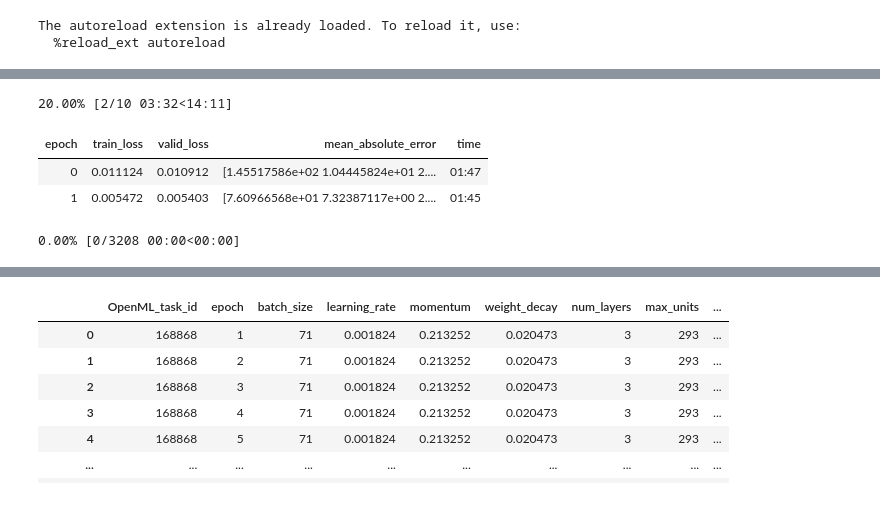
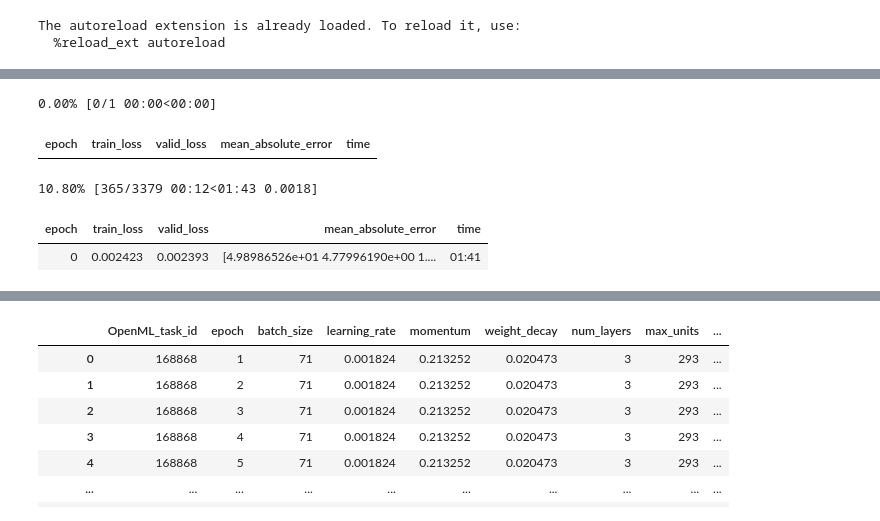
Before and after one commit to slds-lmu/yahpo_gym, a Jupyter notebook: yahpo_gym/notebooks/NB.ipynb, the cells around one changed output, grey strips where cells are left out. Cells and saved outputs as stored; diff of their text form; code cells hidden in the pictures.

Commit message:
More try and error

```diff
--- a/yahpo_gym/notebooks/NB.ipynb
+++ b/yahpo_gym/notebooks/NB.ipynb
@@ -16,3 +16,4 @@ f = FFSurrogateModel(dls, layers=[512,512], deeper = [], ps = [0., 0.])
 # %%
 l = SurrogateTabularLearner(dls, f, loss_func=nn.MSELoss(reduction='mean'), metrics=nn.MSELoss)
 l.metrics = AvgTfedMetric(mean_absolute_error)
+l.add_cb(MixHandler)
@@ -24,0 +28,2 @@ SuggestedLRs(valley=0.000237684027524665)
+# %%
+l.fit_flat_cos(2, 1e-3)
@@ -25,8 +45,15 @@ SuggestedLRs(valley=0.000237684027524665)
 # %%
-l.fit_one_cycle(10, 1e-4)
+l.fit_one_cycle(1, 1e-5)
 # %% [output]
-20.00% [2/10 03:32<14:11]
+0.00% [0/1 00:00<00:00]
 | epoch | train_loss | valid_loss | mean_absolute_error | time |
-| 0 | 0.011124 | 0.010912 | [1.45517586e+02 1.04445824e+01 2.... | 01:47 |
-| 1 | 0.005472 | 0.005403 | [7.60966568e+01 7.32387117e+00 2.... | 01:45 |
-0.00% [0/3208 00:00<00:00]
+10.80% [365/3379 00:12<01:43 0.0018]
+# %%
+for p in l.model.deep.parameters():
+    p.requires_grad = True
+for p in l.model.wide.parameters():
+    p.requires_grad = False
+l.fit_one_cycle(1, 1e-4)
+# %% [output]
+| epoch | train_loss | valid_loss | mean_absolute_error | time |
+| 0 | 0.002423 | 0.002393 | [4.98986526e+01 4.77996190e+00 1.... | 01:41 |
```
Also changed, not shown: parts of 7 cells of this notebook, 1 other file.
